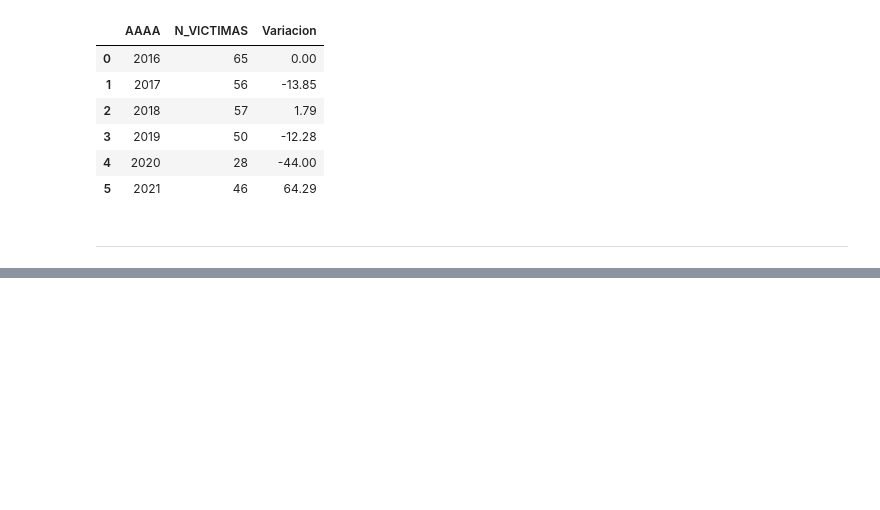
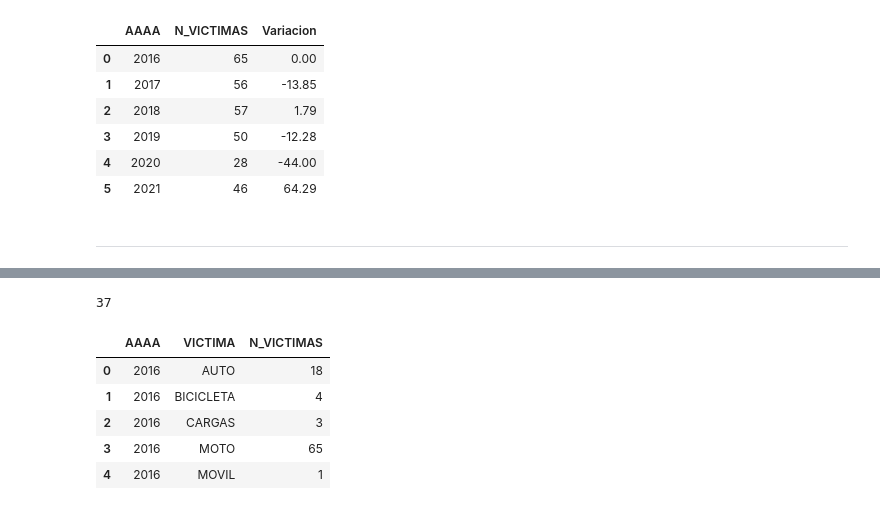
Before and after one commit to rfpcast/DA_BA_Project2, a Jupyter notebook: ETL_Parte_2.ipynb, the cells around one changed output, grey strips where cells are left out. Drawn from its saved outputs; the diff is of its cells as text; code cells hidden in the pictures; blank space fills up the shorter version.

```diff
--- a/ETL_Parte_2.ipynb
+++ b/ETL_Parte_2.ipynb
@@ -452,0 +462,15 @@ with pd.ExcelWriter('Archivos\data_homicidios.xlsx') as writer:
+# %%
+df_1_ETL2_4_v1 = df_1_ETL2.copy()
+# %%
+df_1_ETL2_4_v1 = df_1_ETL2_4_v1.groupby(['AAAA', 'VICTIMA'])['N_VICTIMAS'].sum().reset_index()
+# %%
+print(len(df_1_ETL2_4_v1))
+df_1_ETL2_4_v1.head()
+# %% [output]
+37
+|  | AAAA | VICTIMA | N_VICTIMAS |
+| 0 | 2016 | AUTO | 18 |
+| 1 | 2016 | BICICLETA | 4 |
+| 2 | 2016 | CARGAS | 3 |
+| 3 | 2016 | MOTO | 65 |
+| 4 | 2016 | MOVIL | 1 |
```
Also changed, not shown: parts of 30 cells of this notebook.
